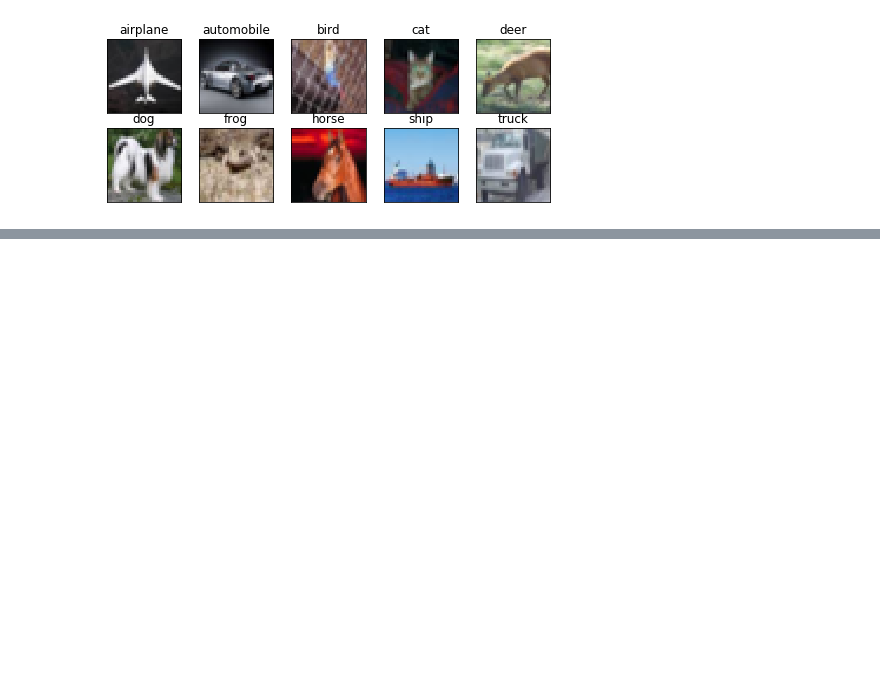
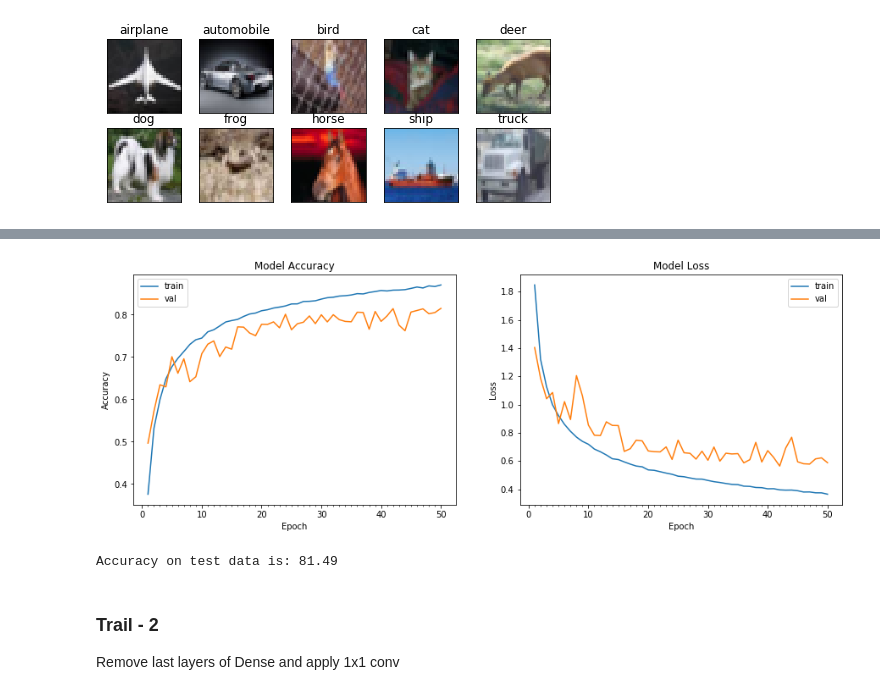
Before and after one commit to vamsigp/EIP-4, a Jupyter notebook: wk_3/S3_Assignment_6.ipynb, the cells around one changed output, grey strips where cells are left out. Saved outputs shown, nothing was run; the diff lists cells and outputs as text; code cells hidden in the pictures; blank space fills up the shorter version.

```diff
--- a/wk_3/S3_Assignment_6.ipynb
+++ b/wk_3/S3_Assignment_6.ipynb
@@ -186,0 +448,3 @@ Accuracy on test data is: 83.05
+# %%
+train_model(m3)
+# %% [output]
@@ -186,0 +468,6 @@ Accuracy on test data is: 83.05
+[figure, added]
+Accuracy on test data is: 81.49
+# %% [markdown]
+### Trail - 2
+
+Remove last layers of Dense and apply 1x1 conv
```
Also changed, not shown: parts of 27 cells of this notebook.
